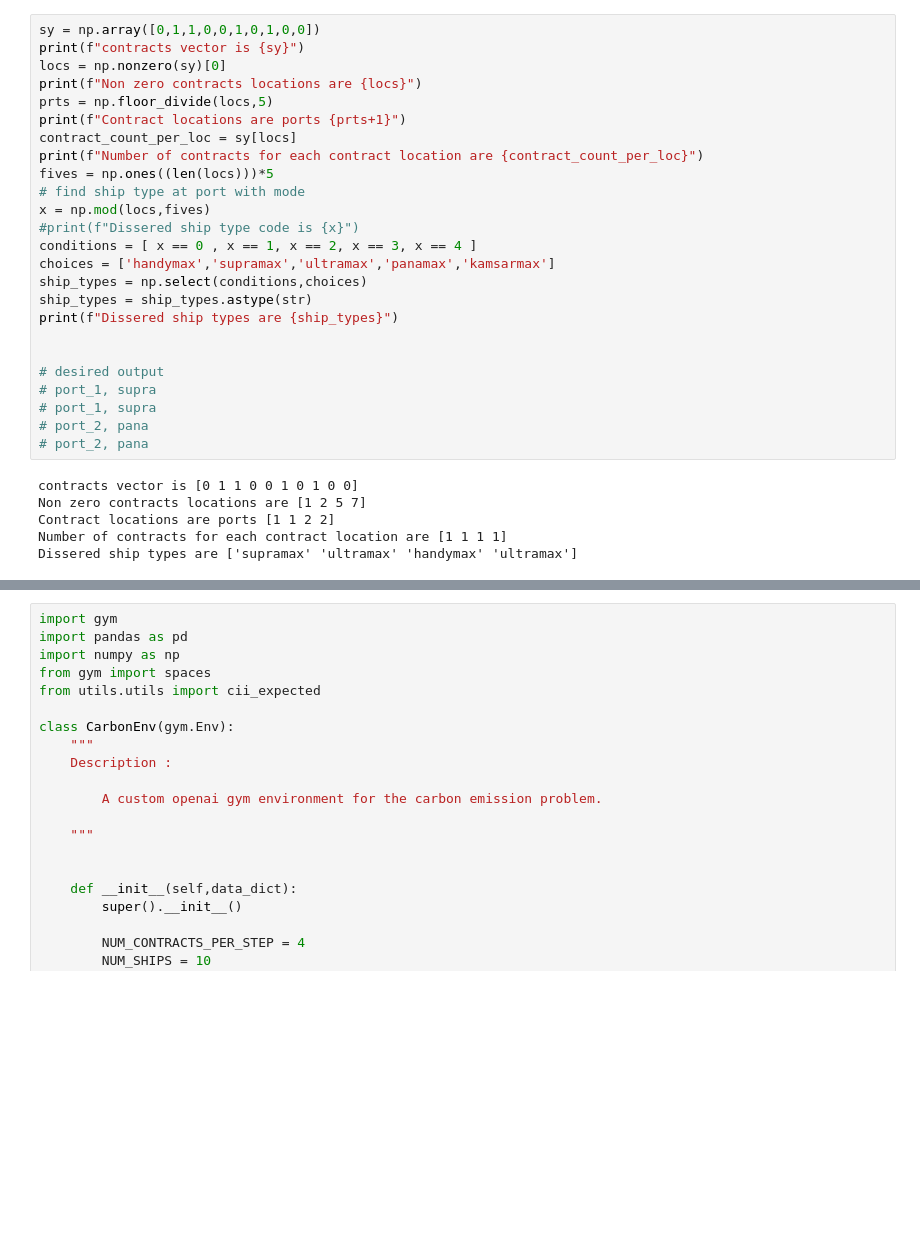
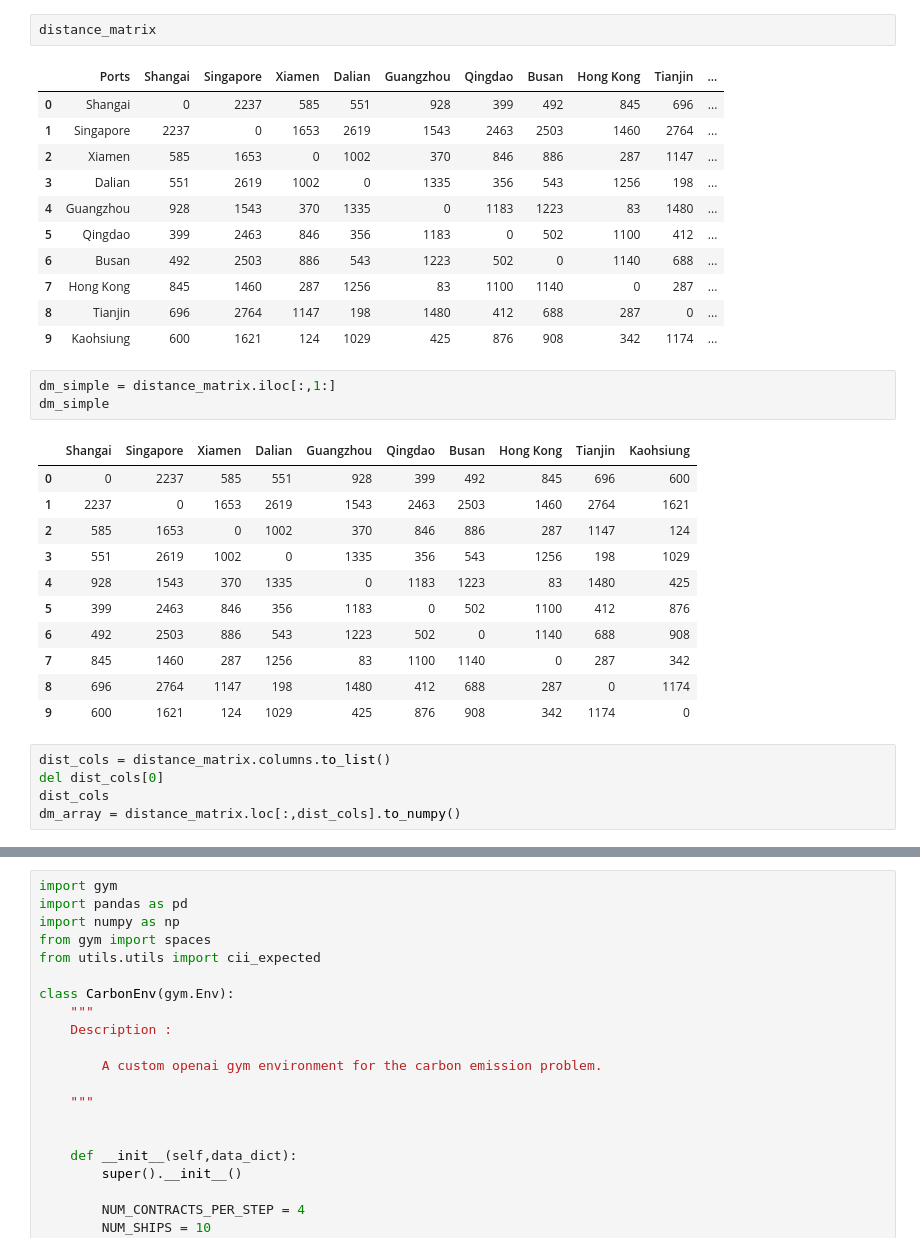
Before and after one commit to synthetica-ai/carbon-trading, a Jupyter notebook: code/main.ipynb, the cells around one changed output, grey strips where cells are left out. Cells and saved outputs as stored; diff of their text form; blank space fills up the shorter version.

```diff
--- a/code/main.ipynb
+++ b/code/main.ipynb
@@ -380,33 +65,36 @@ populate_contracts_df()
-# %%
-sy = np.array([0,1,1,0,0,1,0,1,0,0])
-print(f"contracts vector is {sy}")
-locs = np.nonzero(sy)[0]
-print(f"Non zero contracts locations are {locs}")
-prts = np.floor_divide(locs,5)
-print(f"Contract locations are ports {prts+1}")
-contract_count_per_loc = sy[locs]
-print(f"Number of contracts for each contract location are {contract_count_per_loc}")
-fives = np.ones((len(locs)))*5
-# find ship type at port with mode
-x = np.mod(locs,fives)
-#print(f"Dissered ship type code is {x}")
-conditions = [ x == 0 , x == 1, x == 2, x == 3, x == 4 ]
-choices = ['handymax','supramax','ultramax','panamax','kamsarmax']
-ship_types = np.select(conditions,choices)
-ship_types = ship_types.astype(str)
-print(f"Dissered ship types are {ship_types}")
-
-
-# desired output
-# port_1, supra
-# port_1, supra
-# port_2, pana
-# port_2, pana
-# %% [output]
-contracts vector is [0 1 1 0 0 1 0 1 0 0]
-Non zero contracts locations are [1 2 5 7]
-Contract locations are ports [1 1 2 2]
-Number of contracts for each contract location are [1 1 1 1]
-Dissered ship types are ['supramax' 'ultramax' 'handymax' 'ultramax']
+# %%
+distance_matrix
+# %% [output]
+|  | Ports | Shangai | Singapore | Xiamen | Dalian | Guangzhou | Qingdao | Busan | Hong Kong | Tianjin | ... |
+| 0 | Shangai | 0 | 2237 | 585 | 551 | 928 | 399 | 492 | 845 | 696 | ... |
+| 1 | Singapore | 2237 | 0 | 1653 | 2619 | 1543 | 2463 | 2503 | 1460 | 2764 | ... |
+| 2 | Xiamen | 585 | 1653 | 0 | 1002 | 370 | 846 | 886 | 287 | 1147 | ... |
+| 3 | Dalian | 551 | 2619 | 1002 | 0 | 1335 | 356 | 543 | 1256 | 198 | ... |
+| 4 | Guangzhou | 928 | 1543 | 370 | 1335 | 0 | 1183 | 1223 | 83 | 1480 | ... |
+| 5 | Qingdao | 399 | 2463 | 846 | 356 | 1183 | 0 | 502 | 1100 | 412 | ... |
+| 6 | Busan | 492 | 2503 | 886 | 543 | 1223 | 502 | 0 | 1140 | 688 | ... |
+| 7 | Hong Kong | 845 | 1460 | 287 | 1256 | 83 | 1100 | 1140 | 0 | 287 | ... |
+| 8 | Tianjin | 696 | 2764 | 1147 | 198 | 1480 | 412 | 688 | 287 | 0 | ... |
+| 9 | Kaohsiung | 600 | 1621 | 124 | 1029 | 425 | 876 | 908 | 342 | 1174 | ... |
+# %%
+dm_simple = distance_matrix.iloc[:,1:]
+dm_simple
+# %% [output]
+|  | Shangai | Singapore | Xiamen | Dalian | Guangzhou | Qingdao | Busan | Hong Kong | Tianjin | Kaohsiung |
+| 0 | 0 | 2237 | 585 | 551 | 928 | 399 | 492 | 845 | 696 | 600 |
+| 1 | 2237 | 0 | 1653 | 2619 | 1543 | 2463 | 2503 | 1460 | 2764 | 1621 |
+| 2 | 585 | 1653 | 0 | 1002 | 370 | 846 | 886 | 287 | 1147 | 124 |
+| 3 | 551 | 2619 | 1002 | 0 | 1335 | 356 | 543 | 1256 | 198 | 1029 |
+| 4 | 928 | 1543 | 370 | 1335 | 0 | 1183 | 1223 | 83 | 1480 | 425 |
+| 5 | 399 | 2463 | 846 | 356 | 1183 | 0 | 502 | 1100 | 412 | 876 |
+| 6 | 492 | 2503 | 886 | 543 | 1223 | 502 | 0 | 1140 | 688 | 908 |
+| 7 | 845 | 1460 | 287 | 1256 | 83 | 1100 | 1140 | 0 | 287 | 342 |
+| 8 | 696 | 2764 | 1147 | 198 | 1480 | 412 | 688 | 287 | 0 | 1174 |
+| 9 | 600 | 1621 | 124 | 1029 | 425 | 876 | 908 | 342 | 1174 | 0 |
+# %%
+dist_cols = distance_matrix.columns.to_list()
+del dist_cols[0]
+dist_cols
+dm_array = distance_matrix.loc[:,dist_cols].to_numpy()
 # %%
 # %% [output]
```
Also changed, not shown: parts of 48 cells of this notebook, 3 other files.
